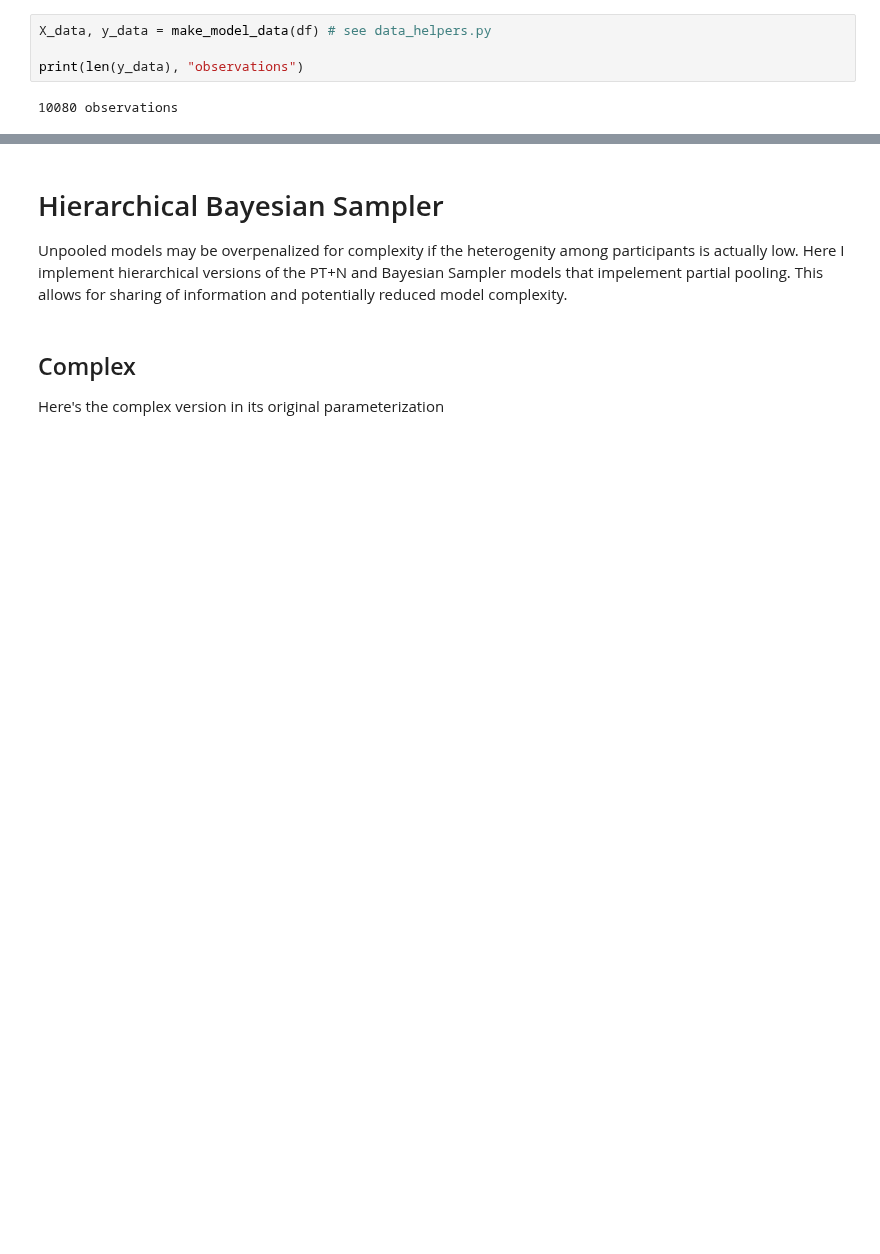
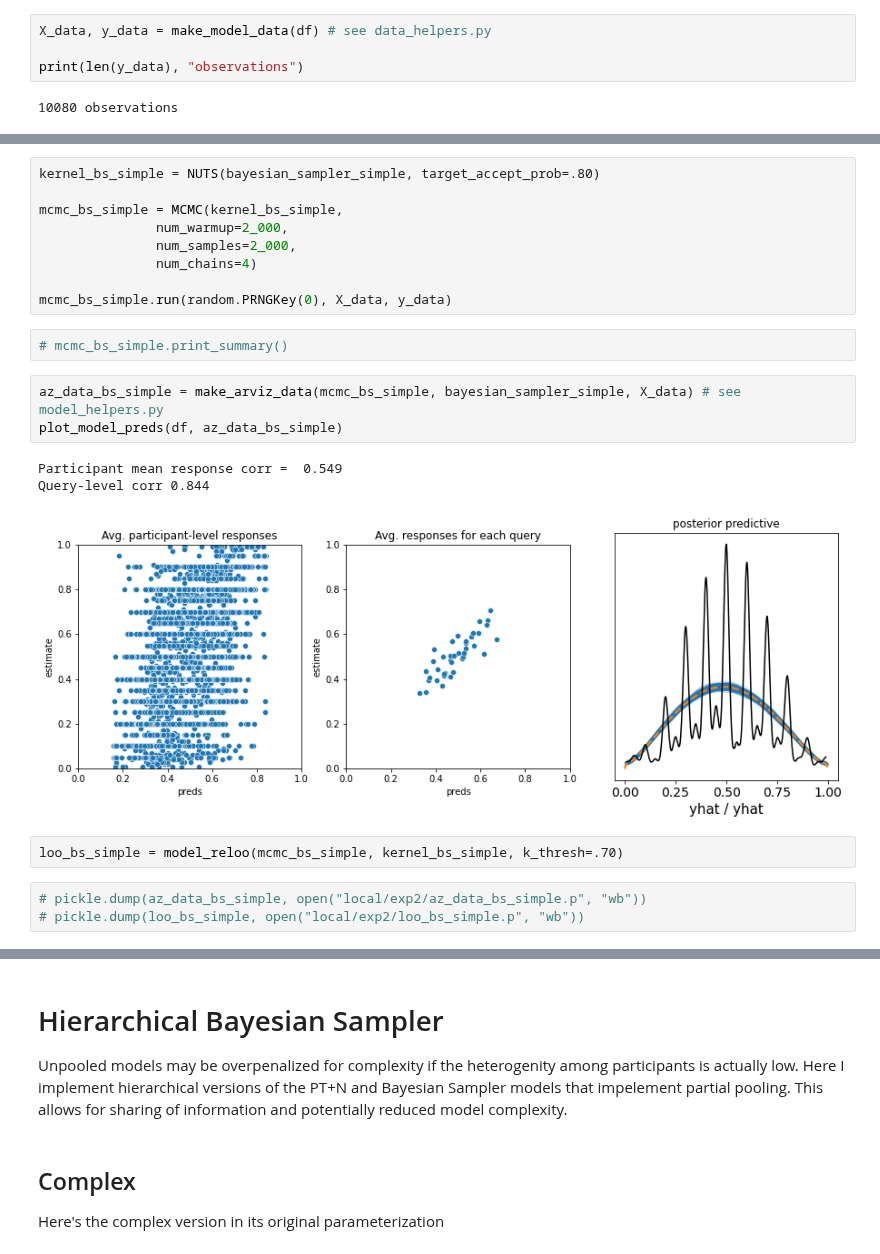
Before and after one commit to derekpowell/bayesian-sampler, a Jupyter notebook: obsolete/bsampler-numpyro-exp2-newanalysis.ipynb, the cells around one changed output, grey strips where cells are left out. Cells and saved outputs as stored; diff of their text form; blank space fills up the shorter version.

```diff
--- a/bsampler-numpyro-exp2-newanalysis-rounding.ipynb
+++ b/obsolete/bsampler-numpyro-exp2-newanalysis.ipynb
@@ -174,0 +202,23 @@ responses_1 = jnp.linspace(0, 101, num=101)
+# %%
+kernel_bs_simple = NUTS(bayesian_sampler_simple, target_accept_prob=.80)
+
+mcmc_bs_simple = MCMC(kernel_bs_simple,
+               num_warmup=2_000,
+               num_samples=2_000,
+               num_chains=4)
+
+mcmc_bs_simple.run(random.PRNGKey(0), X_data, y_data)
+# %%
+# mcmc_bs_simple.print_summary()
+# %%
+az_data_bs_simple = make_arviz_data(mcmc_bs_simple, bayesian_sampler_simple, X_data) # see model_helpers.py
+plot_model_preds(df, az_data_bs_simple)
+# %% [output]
+Participant mean response corr =  0.549
+Query-level corr 0.844
+[figure, added]
+# %%
+loo_bs_simple = model_reloo(mcmc_bs_simple, kernel_bs_simple, k_thresh=.70)
+# %%
+# pickle.dump(az_data_bs_simple, open("local/exp2/az_data_bs_simple.p", "wb"))
+# pickle.dump(loo_bs_simple, open("local/exp2/loo_bs_simple.p", "wb"))
```
Also changed, not shown: parts of 18 cells of this notebook, 28 other files.
